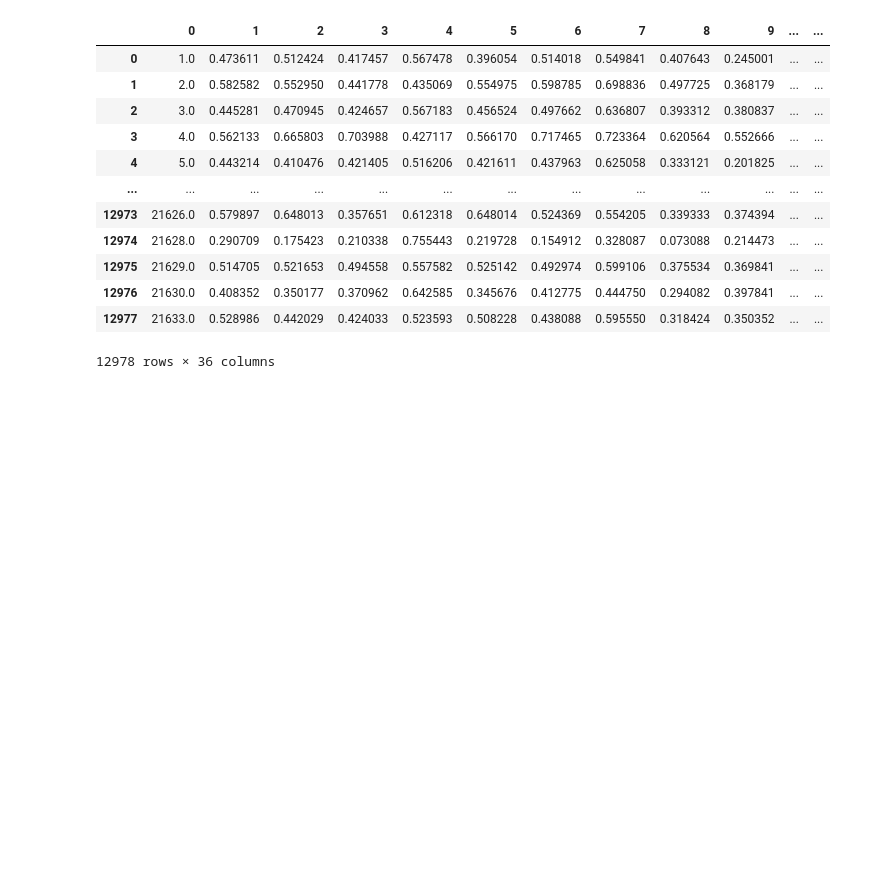
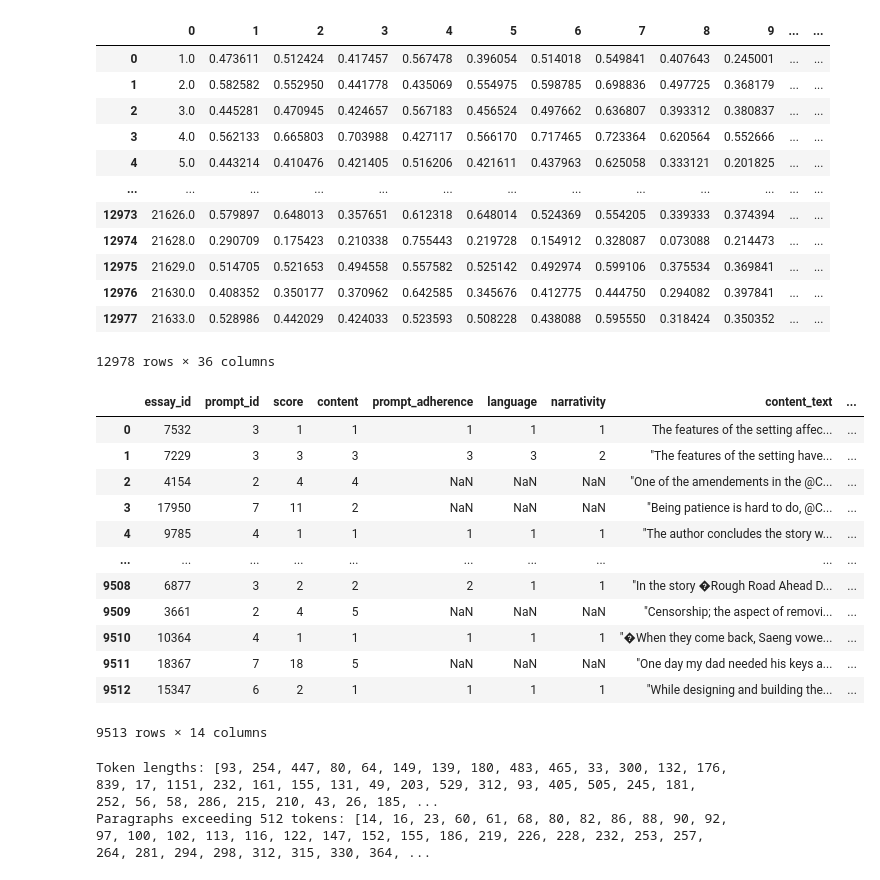
Before and after one commit to 2024-SKKU-AI-project-6/ProTACT, a Jupyter notebook: data/DataAnalyze.ipynb, the cells around one changed output. Cells and saved outputs as stored; diff of their text form; code cells hidden in the pictures; blank space fills up the shorter version.

```diff
--- a/data/DataAnalyze.ipynb
+++ b/data/DataAnalyze.ipynb
@@ -72,0 +78,16 @@ readability_df
+# %%
+pd.DataFrame(x_train)
+# %% [output]
+|  | essay_id | prompt_id | score | content | prompt_adherence | language | narrativity | content_text | ... |
+| 0 | 7532 | 3 | 1 | 1 | 1 | 1 | 1 | The features of the setting affec... | ... |
+| 1 | 7229 | 3 | 3 | 3 | 3 | 3 | 2 | "The features of the setting have... | ... |
+| 2 | 4154 | 2 | 4 | 4 | NaN | NaN | NaN | "One of the amendements in the @C... | ... |
+| 3 | 17950 | 7 | 11 | 2 | NaN | NaN | NaN | "Being patience is hard to do, @C... | ... |
+| 4 | 9785 | 4 | 1 | 1 | 1 | 1 | 1 | "The author concludes the story w... | ... |
+| ... | ... | ... | ... | ... | ... | ... | ... | ... | ... |
+| 9508 | 6877 | 3 | 2 | 2 | 2 | 1 | 1 | "In the story �Rough Road Ahead D... | ... |
+| 9509 | 3661 | 2 | 4 | 5 | NaN | NaN | NaN | "Censorship; the aspect of removi... | ... |
+| 9510 | 10364 | 4 | 1 | 1 | 1 | 1 | 1 | "�When they come back, Saeng vowe... | ... |
+| 9511 | 18367 | 7 | 18 | 5 | NaN | NaN | NaN | "One day my dad needed his keys a... | ... |
+| 9512 | 15347 | 6 | 2 | 1 | 1 | 1 | 1 | "While designing and building the... | ... |
+9513 rows × 14 columns
@@ -72,0 +99,24 @@ readability_df
+# %%
+# Function to check token lengths
+def check_token_lengths(paragraphs, tokenizer, max_length=512):
+    lengths = []
+    for paragraph in paragraphs:
+        tokens = tokenizer(paragraph, truncation=False)['input_ids']
+        lengths.append(len(tokens))
+    return lengths
+
+# Check token lengths
+token_lengths = check_token_lengths(paragraph, tokenizer)
+
+# Find paragraphs that exceed the maximum token length
+exceeding_paragraphs = [i for i, length in enumerate(token_lengths) if length > 512]
+
+# Output the results
+print(f"Token lengths: {token_lengths}")
+if exceeding_paragraphs:
+    print(f"Paragraphs exceeding 512 tokens: {exceeding_paragraphs}")
+else:
+    print("No paragraphs exceed the 512 token limit.")
+# %% [output]
+Token lengths: [93, 254, 447, 80, 64, 149, 139, 180, 483, 465, 33, 300, 132, 176, 839, 17, 1151, 232, 161, 155, 131, 49, 203, 529, 312, 93, 405, 505, 245, 181, 252, 56, 58, 286, 215, 210, 43, 26, 185, ...
+Paragraphs exceeding 512 tokens: [14, 16, 23, 60, 61, 68, 80, 82, 86, 88, 90, 92, 97, 100, 102, 113, 116, 122, 147, 152, 155, 186, 219, 226, 228, 232, 253, 257, 264, 281, 294, 298, 312, 315, 330, 364, ...
```
Also changed, not shown: parts of 3 cells of this notebook, 3 other files.
